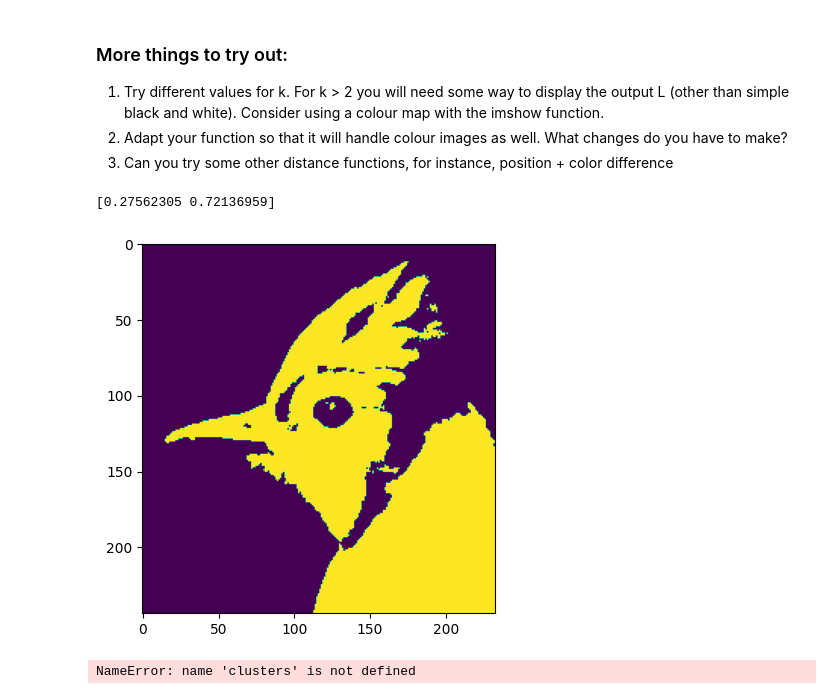
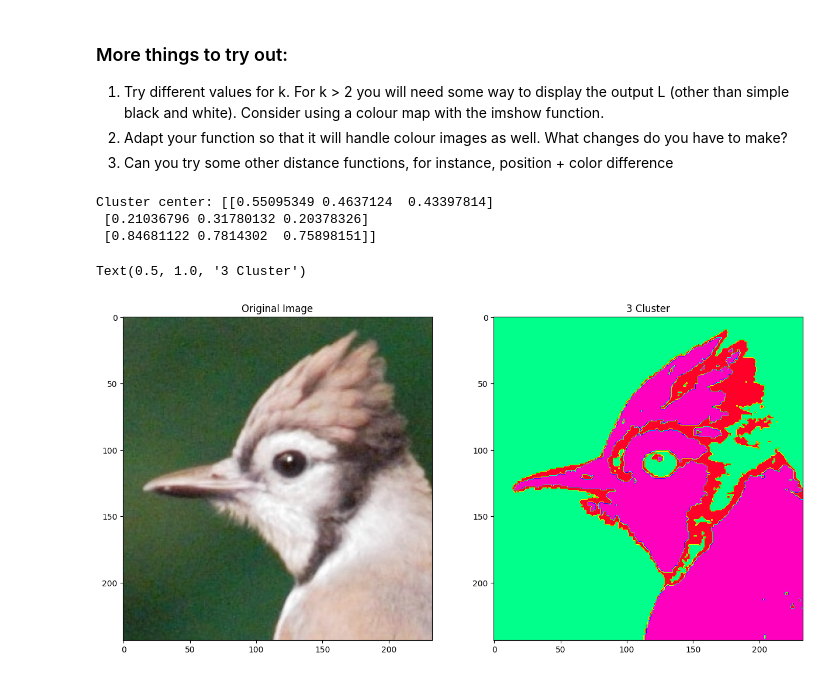
Before and after one commit to juliusuberall/ImPro26, a Jupyter notebook: labs/week_3.ipynb, the cells around one changed output. Drawn from its saved outputs; the diff is of its cells as text; code cells hidden in the pictures.

```diff
--- a/labs/week_3.ipynb
+++ b/labs/week_3.ipynb
@@ -205,17 +207,21 @@ print(labels)
 1. Try different values for k. For k > 2 you will need some way to display the output L (other than simple black and white). Consider using a colour map with the imshow function.
 2. Adapt your function so that it will handle colour images as well. What changes do you have to make?
 3. Can you try some other distance functions, for instance, position + color difference
-# %%
-# k=3
-centroids, labels = my_kmeans(gray_img, 3)
-plt.imshow(labels)
-print(centroids)
-# %% [output]
-[0.27562305 0.72136959]
-[figure, removed]
-# %%
-centroids, labels = my_kmeans_rgb(img, 2)
-plt.imshow(labels)
-print(centroids)
-# %% [output]
-NameError: name 'clusters' is not defined
+# %%
+# K number of cluster
+k = 3
+
+# Run custom K-Means clustering on RGB with k number of cluster
+fig, ax = plt.subplots(1,2, figsize=(15, 30))
+centroids, labeled_img = my_kmeans_rgb(img, k)
+print(f"Cluster center: {centroids}")
+ax[0].imshow(img)
+ax[0].set_title("Original Image")
+ax[1].imshow(labeled_img, cmap='gist_rainbow')
+ax[1].set_title(f"{k} Cluster")
+# %% [output]
+Cluster center: [[0.55095349 0.4637124  0.43397814]
+ [0.21036796 0.31780132 0.20378326]
+ [0.84681122 0.7814302  0.75898151]]
+Text(0.5, 1.0, '3 Cluster')
+[figure, added]
```
Also changed, not shown: parts of 6 cells of this notebook.
